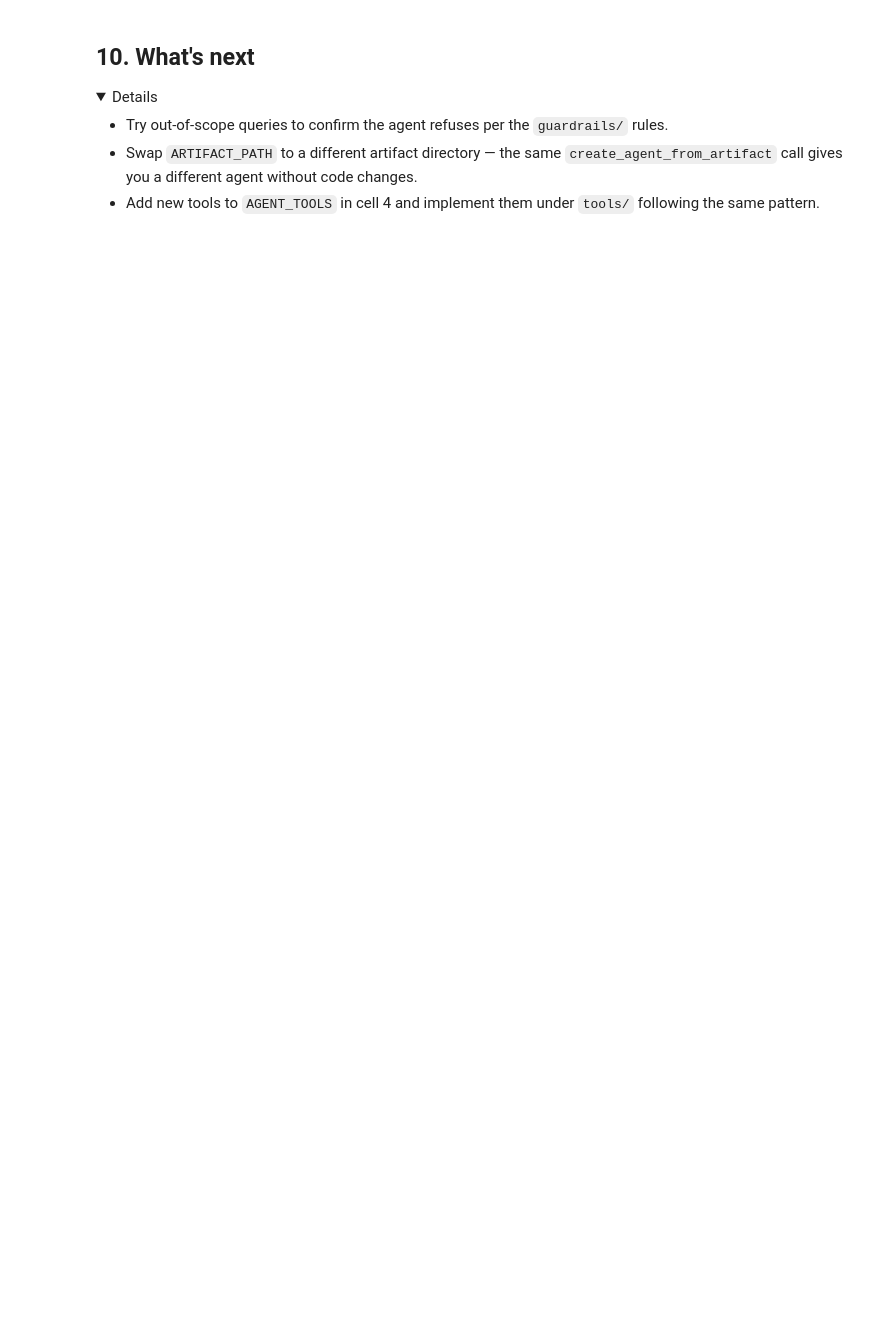
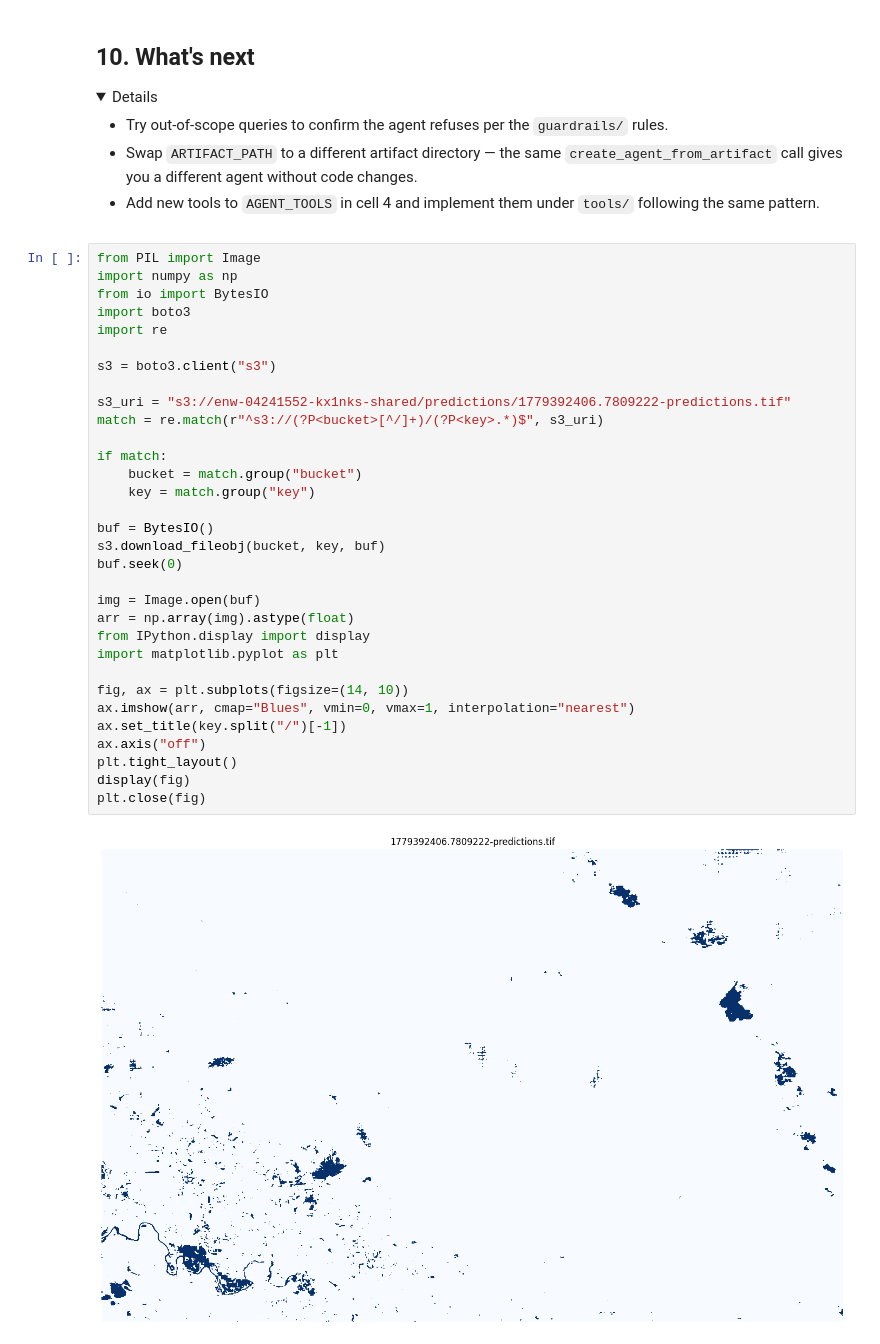
Before and after one commit to virdi/ESA-NASA-Workshop-2026, a Jupyter notebook: Day 4/Track 1/GeoAI-Agent-Tutorial/geoai_agent_tutorial.ipynb, the cells around one changed output. Saved outputs shown, nothing was run; the diff lists cells and outputs as text; folded sections open; blank space fills up the shorter version.

```diff
--- a/Day 4/Track 1/GeoAI-Agent-Tutorial/geoai_agent_tutorial.ipynb
+++ b/Day 4/Track 1/GeoAI-Agent-Tutorial/geoai_agent_tutorial.ipynb
@@ -712,3 +727,37 @@ chat = build_chat_interface(agent)
 - Add new tools to `AGENT_TOOLS` in cell 4 and implement them under `tools/` following the same pattern.
 
 </details>
+# %%
+from PIL import Image
+import numpy as np
+from io import BytesIO
+import boto3
+import re
+
+s3 = boto3.client("s3")
+
+s3_uri = "s3://enw-04241552-kx1nks-shared/predictions/1779392406.7809222-predictions.tif"
+match = re.match(r"^s3://(?P<bucket>[^/]+)/(?P<key>.*)$", s3_uri)
+
+if match:
+    bucket = match.group("bucket")
+    key = match.group("key")
+
+buf = BytesIO()
+s3.download_fileobj(bucket, key, buf)
+buf.seek(0)
+
+img = Image.open(buf)
+arr = np.array(img).astype(float)
+from IPython.display import display
+import matplotlib.pyplot as plt
+
+fig, ax = plt.subplots(figsize=(14, 10))
+ax.imshow(arr, cmap="Blues", vmin=0, vmax=1, interpolation="nearest")
+ax.set_title(key.split("/")[-1])
+ax.axis("off")
+plt.tight_layout()
+display(fig)
+plt.close(fig)
+# %% [output]
+[figure, added]
```
Also changed, not shown: parts of 7 cells of this notebook, 3 other files.
